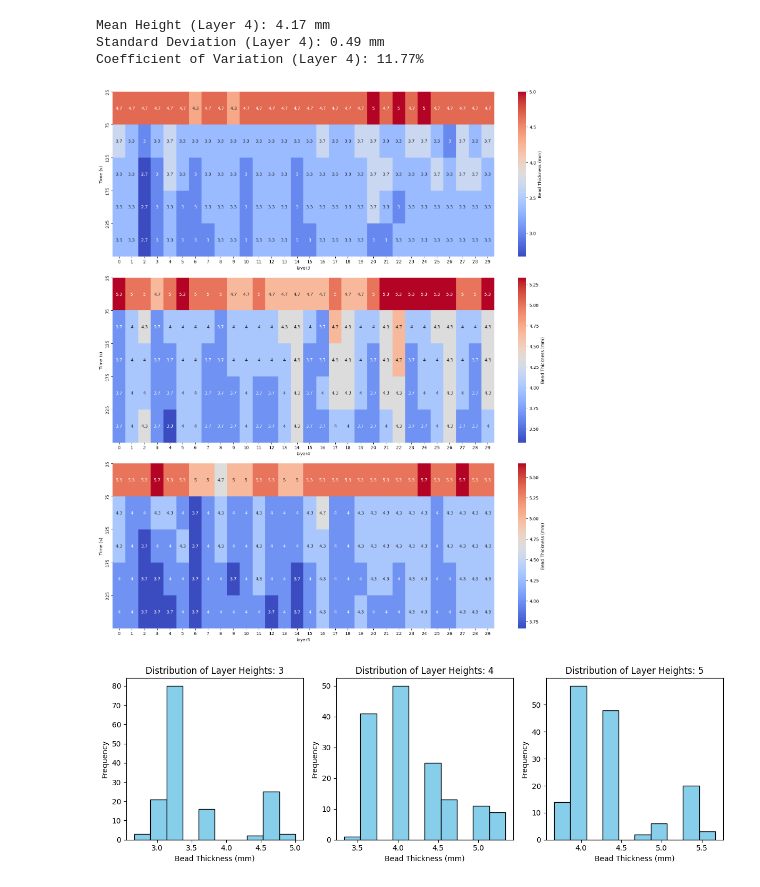
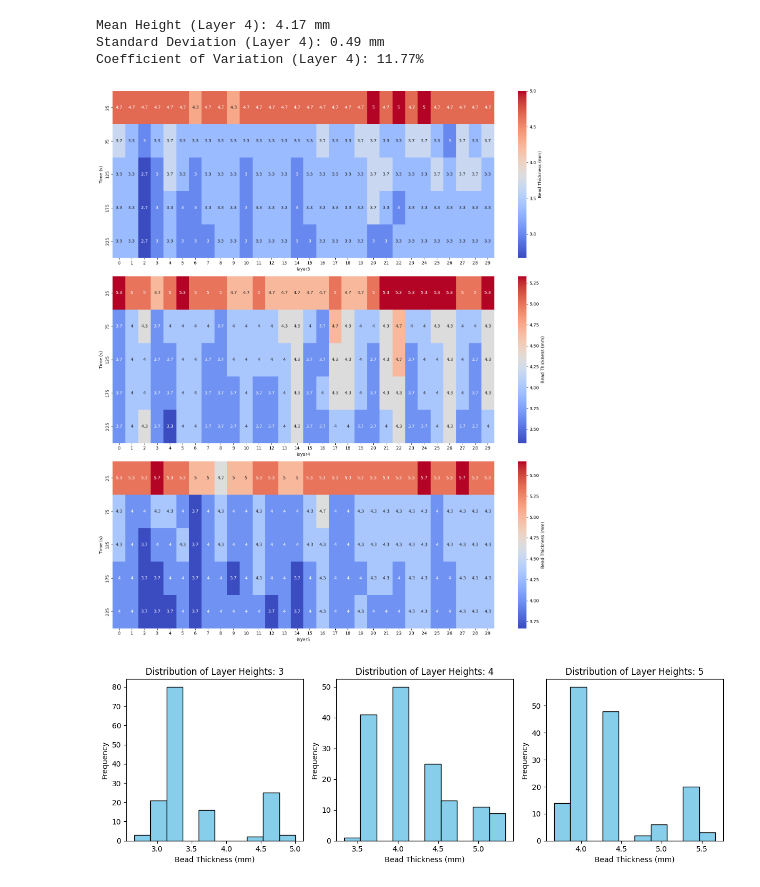
Before and after one commit to gaws15/AINotebooksVault, a Jupyter notebook: po1_fluctuaitonPlots.ipynb, the cells around one changed output. Drawn from its saved outputs; the diff is of its cells as text; code cells hidden in the pictures.

```diff
--- a/po1_fluctuaitonPlots.ipynb
+++ b/po1_fluctuaitonPlots.ipynb
@@ -46,6 +46,8 @@ import seaborn as sns
 # Plotting all three layers in one figure
 fig, axs = plt.subplots(3, 1, figsize=(16, 18))  # 3 rows, 1 column
 labels = ['layer3', 'layer4', 'layer5']
+
+
 for i, layer in enumerate([layer_height3, layer_height4, layer_height5]):
     # Heatmap for each layer
     heatmap = sns.heatmap(layer, annot=True, cmap="coolwarm", cbar_kws={'label': 'Bead Thickness (mm)'}, ax=axs[i])
@@ -54,42 +56,46 @@ for i, layer in enumerate([layer_height3, layer_height4, layer_height5]):
 
     # Modify y-axis labels
     y_labels = [25, 75, 125, 175, 225]
-    axs[i].set_yticks(range(len(y_labels)))
-    axs[i].set_yticklabels(y_labels, va='center')  # Center the labels
-    axs[i].set_yticks(range(len(y_labels)))
-    axs[i].set_yticklabels(y_labels)
+    num_rows = layer.shape[0]  # Get the number of rows in the heatmap data
+    tick_positions = np.linspace(0, num_rows - 1, len(y_labels))  # Evenly spaced tick positions
+    tick_positions += 0.5  # Shift the tick positions slightly down (adjust 0.2 as needed)
+    axs[i].set_yticks(tick_positions)
+    axs[i].set_yticklabels(y_labels, va='center')  # Center the labels vertically
+
     # Add "Time (s)" label to the y-axis
     axs[i].set_ylabel('Time (s)')
     # Adjust spacing between subplots
     fig.tight_layout()
 
 # Calculate statistics for all layers for reference (but we'll only display for layer_height4 as an example)
 mean_height = np.mean(layer_height4)
 std_dev_height = np.std(layer_height4)
 cv_height = (std_dev_height / mean_height) * 100
 
 print(f"Mean Height (Layer 4): {mean_height:.2f} mm")
 print(f"Standard Deviation (Layer 4): {std_dev_height:.2f} mm")
 print(f"Coefficient of Variation (Layer 4): {cv_height:.2f}%")
 
 # Note: For extreme fluctuations, you might want to adjust or compute for each layer individually if needed
 
 plt.show()
 
 # If you still want to see the histogram, you can add another subplot or separate plot:
 plt.figure(figsize=(12, 4))
 for i, layer in enumerate([layer_height3, layer_height4, layer_height5]):
     plt.subplot(1, 3, i + 1)
     plt.hist(layer.flatten(), bins=10, color='skyblue', edgecolor='black')
     plt.title(f'Distribution of Layer Heights: {i + 3}')
     plt.xlabel('Bead Thickness (mm)')
     plt.ylabel('Frequency')
 
 plt.tight_layout()
+plt.savefig('heatmap_figure_Bead Fluctuations.png')
+
 plt.show()
 # %% [output]
 Mean Height (Layer 4): 4.17 mm
 Standard Deviation (Layer 4): 0.49 mm
 Coefficient of Variation (Layer 4): 11.77%
-[figure, old version]
+[figure, new version]
 [figure]
```
Also changed, not shown: parts of 1 cell of this notebook.
